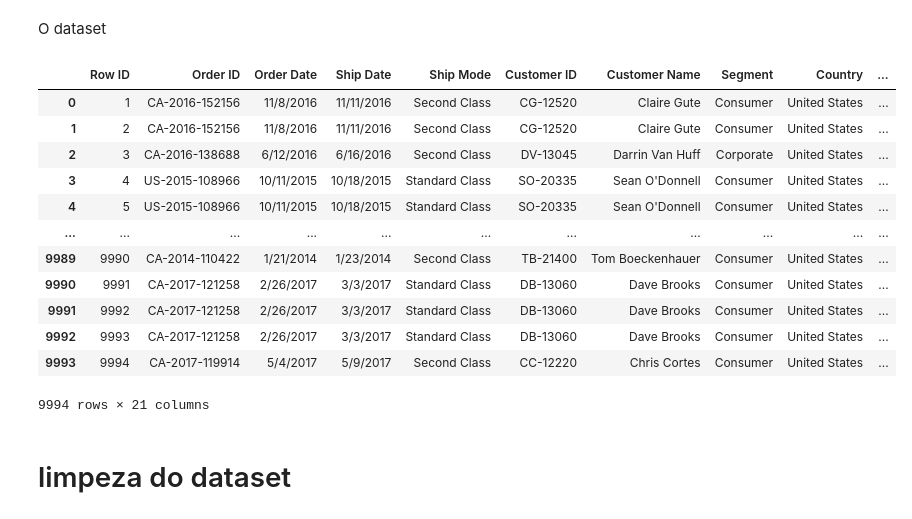
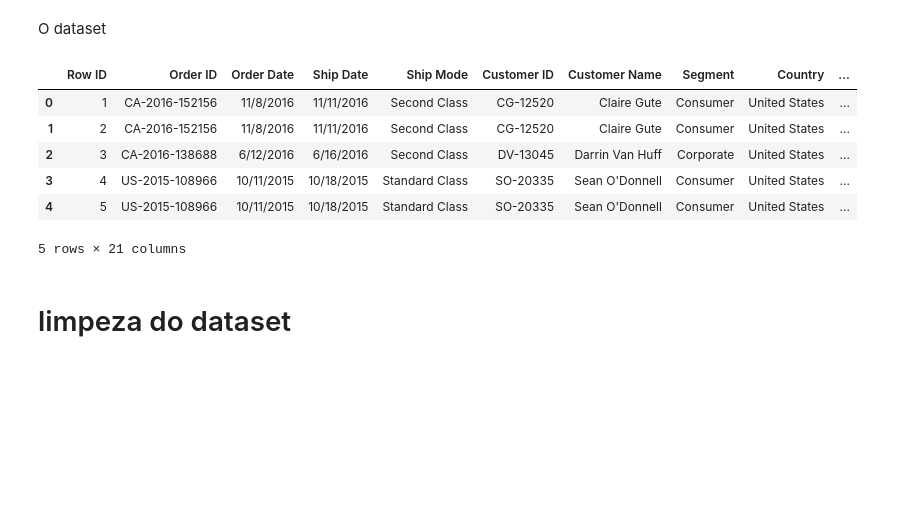
Before and after one commit to adriel1ft/previsao_de_estoque, a Jupyter notebook: exploracao.ipynb, the cells around one changed output. Saved outputs shown, nothing was run; the diff lists cells and outputs as text; code cells hidden in the pictures; blank space fills up the shorter version.

```diff
--- a/exploracao.ipynb
+++ b/exploracao.ipynb
@@ -29,21 +27,15 @@ O dataset
 # %%
 df = pd.read_csv('dataset/superstore.csv')
 
-df
+df.head()
 # %% [output]
 |  | Row ID | Order ID | Order Date | Ship Date | Ship Mode | Customer ID | Customer Name | Segment | Country | ... |
 | 0 | 1 | CA-2016-152156 | 11/8/2016 | 11/11/2016 | Second Class | CG-12520 | Claire Gute | Consumer | United States | ... |
 | 1 | 2 | CA-2016-152156 | 11/8/2016 | 11/11/2016 | Second Class | CG-12520 | Claire Gute | Consumer | United States | ... |
 | 2 | 3 | CA-2016-138688 | 6/12/2016 | 6/16/2016 | Second Class | DV-13045 | Darrin Van Huff | Corporate | United States | ... |
 | 3 | 4 | US-2015-108966 | 10/11/2015 | 10/18/2015 | Standard Class | SO-20335 | Sean O'Donnell | Consumer | United States | ... |
 | 4 | 5 | US-2015-108966 | 10/11/2015 | 10/18/2015 | Standard Class | SO-20335 | Sean O'Donnell | Consumer | United States | ... |
-| ... | ... | ... | ... | ... | ... | ... | ... | ... | ... | ... |
-| 9989 | 9990 | CA-2014-110422 | 1/21/2014 | 1/23/2014 | Second Class | TB-21400 | Tom Boeckenhauer | Consumer | United States | ... |
-| 9990 | 9991 | CA-2017-121258 | 2/26/2017 | 3/3/2017 | Standard Class | DB-13060 | Dave Brooks | Consumer | United States | ... |
-| 9991 | 9992 | CA-2017-121258 | 2/26/2017 | 3/3/2017 | Standard Class | DB-13060 | Dave Brooks | Consumer | United States | ... |
-| 9992 | 9993 | CA-2017-121258 | 2/26/2017 | 3/3/2017 | Standard Class | DB-13060 | Dave Brooks | Consumer | United States | ... |
-| 9993 | 9994 | CA-2017-119914 | 5/4/2017 | 5/9/2017 | Second Class | CC-12220 | Chris Cortes | Consumer | United States | ... |
-9994 rows × 21 columns
+5 rows × 21 columns
 # %% [markdown]
 # limpeza do dataset
 # %%
```
Also changed, not shown: parts of 4 cells of this notebook, 4 other files.
